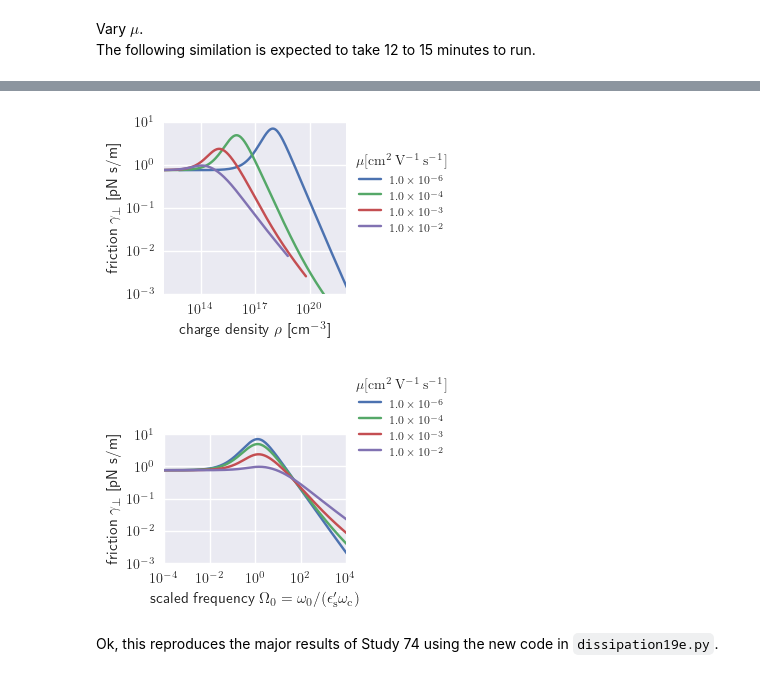
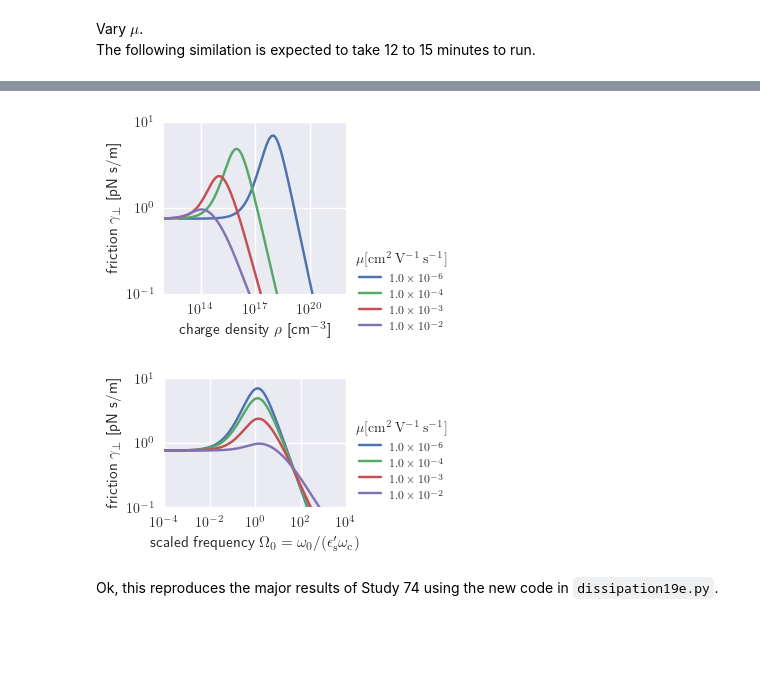
Before and after one commit to Marohn-Group/dissipationtheory, a Jupyter notebook: development/dissipation-theory--Study-75.ipynb, the cells around one changed output, grey strips where cells are left out. Saved outputs shown, nothing was run; the diff lists cells and outputs as text; code cells hidden in the pictures; blank space fills up the shorter version.

Commit message:
dissipation-theory--Study-75: Tweak the y-axis limits of Figures 6 and 7,

```diff
--- a/development/dissipation-theory--Study-75.ipynb
+++ b/development/dissipation-theory--Study-75.ipynb
@@ -245,22 +245,24 @@ figs['06'].axes[0].legend(
     frameon=False,
     bbox_to_anchor=(1, 0.3))
 figs['06'].tight_layout()
+figs['06'].axes[0].set_ylim([1e-1,1e1]);  # new
 # %% [output]
-[figure, old version]
+[figure, new version]
 # %%
 figs['07'] = plot_friction_list(expt, ['03a', '03b', '03c', '03d'], scaled=True)
 figs['07'].gca().set_xlim([1e-4,1e+4]);
 figs['07'].gca().set_ylim([1e-3,1e+1]);
 figs['07'].axes[0].legend(
     [latex_float(mu.to('cm^2/(V s)').magnitude) for mu in mu_list],
     title=r'$\mu [\mathrm{cm}^{2} \: \mathrm{V}^{-1} \: \mathrm{s}^{-1}]$',
     fontsize=8,
     title_fontsize=10,
     frameon=False,
     bbox_to_anchor=(1, 0.75))
 figs['07'].tight_layout()
+figs['07'].axes[0].set_ylim([1e-1,1e1]);  # new
 # %% [output]
-[figure, old version]
+[figure, new version]
 # %% [markdown]
 Ok, this reproduces the major results of Study 74 using the new code in `dissipation19e.py`.
 # %% [markdown]
```
Also changed, not shown: parts of 3 cells of this notebook, 11 other files.
